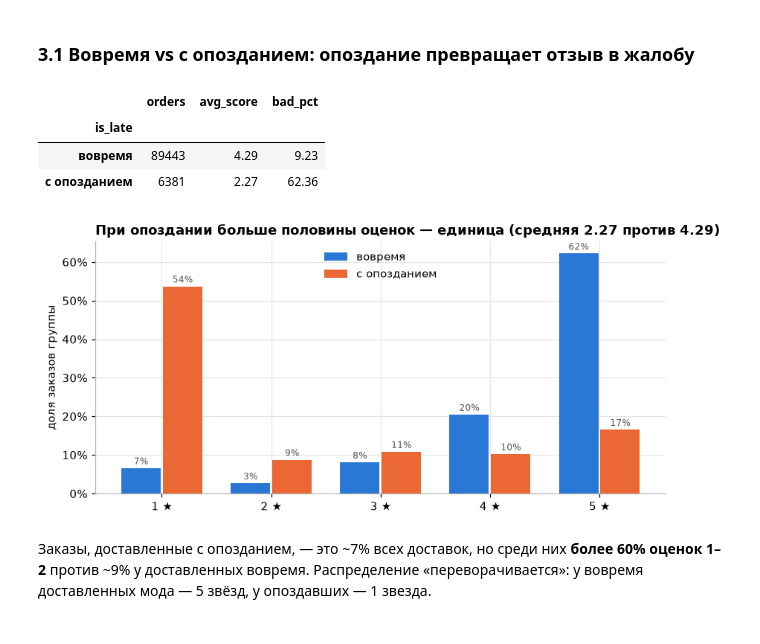
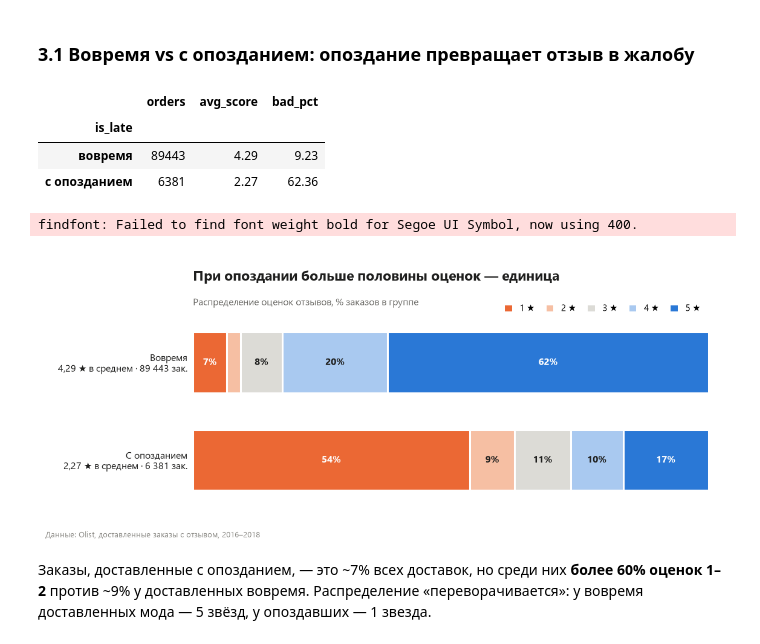
Before and after one commit to Sorama4012/olist-review-analysis, a Jupyter notebook: analysis.ipynb, the cells around one changed output. Saved outputs shown, nothing was run; the diff lists cells and outputs as text; code cells hidden in the pictures.

```diff
--- a/analysis.ipynb
+++ b/analysis.ipynb
@@ -234,37 +291,52 @@ curve.loc[[-10, -5, 0, 1, 2, 3, 5, 7, 10, 14, 20]].round(2)
 ## 3. Главные находки
 # %% [markdown]
 ### 3.1 Вовремя vs с опозданием: опоздание превращает отзыв в жалобу
-# %%
-summary = d.groupby("is_late").agg(orders=("score", "size"), avg_score=("score", "mean"),
-                                   bad_pct=("bad", "mean")).rename(index={False: "вовремя", True: "с опозданием"})
-summary["bad_pct"] *= 100
-display(summary.round(2))
-
-# Распределение оценок 1–5 в каждой группе
-dist = (pd.crosstab(d["is_late"], d["score"].round().astype(int), normalize="index") * 100
-        ).rename(index={False: "вовремя", True: "с опозданием"})
-
-fig, ax = plt.subplots(figsize=(9, 4))
-x = range(1, 6)
-w = 0.38
-ax.bar([i - w / 2 for i in x], dist.loc["вовремя"], width=w - 0.02, color=BLUE, label="вовремя")
-ax.bar([i + w / 2 for i in x], dist.loc["с опозданием"], width=w - 0.02, color=ORANGE, label="с опозданием")
-for i in x:
-    for shift, grp in ((-w / 2, "вовремя"), (w / 2, "с опозданием")):
-        ax.text(i + shift, dist.loc[grp, i] + 1, f"{dist.loc[grp, i]:.0f}%", ha="center", fontsize=8, color="#52514e")
-ax.set_xticks(list(x), [f"{i} ★" for i in x])
-ax.yaxis.set_major_formatter(mtick.PercentFormatter(decimals=0))
-ax.set(ylabel="доля заказов группы", title=f"При опоздании больше половины оценок — единица "
-       f"(средняя {summary.loc['с опозданием', 'avg_score']:.2f} против {summary.loc['вовремя', 'avg_score']:.2f})")
-ax.legend(frameon=False)
-fig.savefig(IMG / "02_score_distribution.png")
-plt.show()
-# %% [output]
-|  | orders | avg_score | bad_pct |
-| is_late |  |  |  |
-| вовремя | 89443 | 4.29 | 9.23 |
-| с опозданием | 6381 | 2.27 | 62.36 |
-[figure, removed]
+# %%
+summary = d.groupby("is_late").agg(orders=("score", "size"), avg_score=("score", "mean"),
+                                   bad_pct=("bad", "mean")).rename(index={False: "вовремя", True: "с опозданием"})
+summary["bad_pct"] *= 100
+display(summary.round(2))
+
+# Распределение оценок 1–5 в каждой группе, 100%-я горизонтальная полоса
+dist = (pd.crosstab(d["is_late"], d["score"].round().astype(int), normalize="index") * 100
+        ).rename(index={False: "вовремя", True: "с опозданием"})
+score_colors = {1: ORANGE, 2: ORANGE_L, 3: GRAY_L, 4: BLUE_L, 5: BLUE}
+
+fig, ax = plt.subplots(figsize=(10, 3.4))
+rows = ["с опозданием", "вовремя"]  # снизу вверх
+for r, grp in enumerate(rows):
+    left = 0
+    for s in range(1, 6):
+        v = dist.loc[grp, s]
+        ax.barh(r, v, left=left, height=0.62, color=score_colors[s], edgecolor="white", linewidth=2,
+                label=f"{s} ★" if r == 0 else None)
+        if v >= 5:
+            ax.text(left + v / 2, r, f"{v:.0f}%", ha="center", va="center", fontsize=10.5, fontweight="bold",
+                    color="white" if s in (1, 5) else INK)
+        left += v
+labels = [g.capitalize() + "\n" + f"{ru(summary.loc[g, 'avg_score'], 2)} ★ в среднем · "
+          + f"{summary.loc[g, 'orders']:,}".replace(",", " ") + " зак."
+          for g in rows]
+ax.set_yticks([0, 1], labels)
+ax.tick_params(axis="y", labelsize=10.5, labelcolor=INK)
+ax.set_xlim(0, 100)
+ax.set_xticks([])
+ax.grid(False)
+ax.spines["bottom"].set_visible(False)
+ax.legend(ncol=5, loc="lower right", bbox_to_anchor=(1, 1.02), handlelength=1, handleheight=1,
+          columnspacing=1.2, fontsize=9.5)
+headline(ax, "При опоздании больше половины оценок — единица",
+         "Распределение оценок отзывов, % заказов в группе")
+source(ax)
+fig.savefig(IMG / "02_score_distribution.png")
+plt.show()
+# %% [output]
+|  | orders | avg_score | bad_pct |
+| is_late |  |  |  |
+| вовремя | 89443 | 4.29 | 9.23 |
+| с опозданием | 6381 | 2.27 | 62.36 |
+findfont: Failed to find font weight bold for Segoe UI Symbol, now using 400.
+[figure, added]
 # %% [markdown]
 Заказы, доставленные с опозданием, — это ~7% всех доставок, но среди них **более 60% оценок 1–2** против ~9% у доставленных вовремя. Распределение «переворачивается»: у вовремя доставленных мода — 5 звёзд, у опоздавших — 1 звезда.
 # %% [markdown]
```
Also changed, not shown: parts of 9 cells of this notebook, 5 other files.
